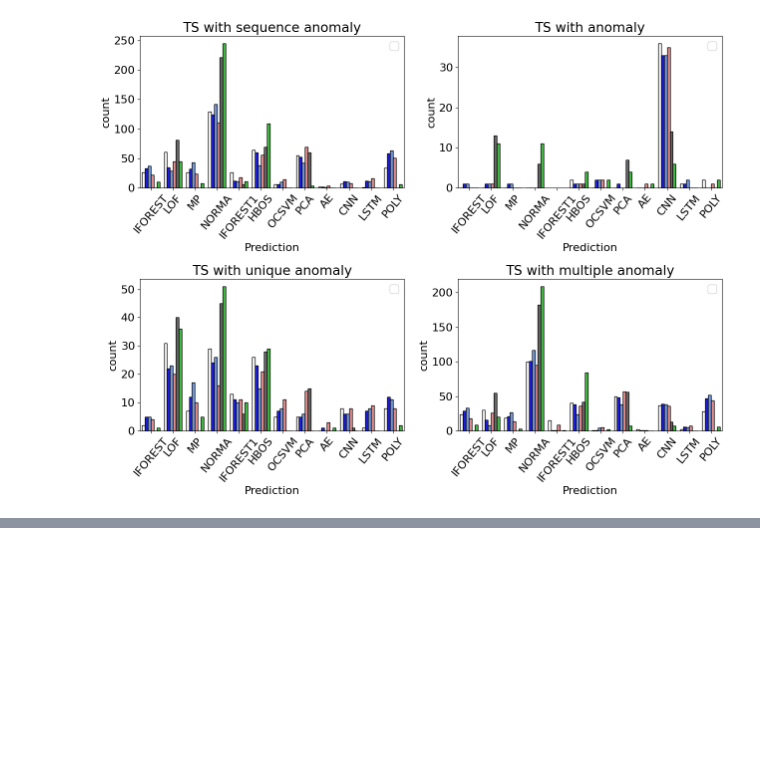
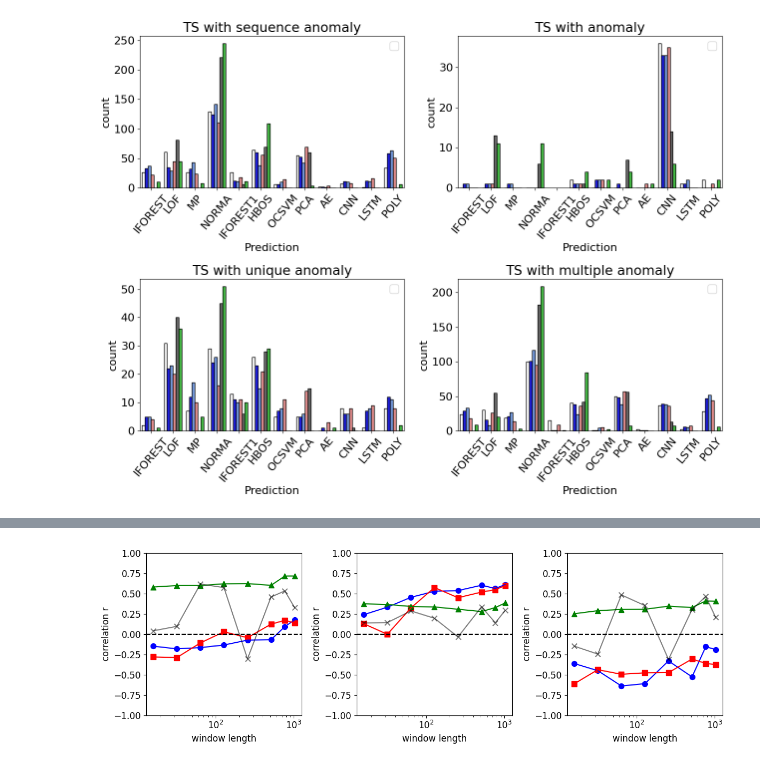
Before and after one commit to boniolp/MSAD, a Jupyter notebook: experiments/accuracy_analysis/Accuracy_Evaluation.ipynb, the cells around one changed output, grey strips where cells are left out. Saved outputs shown, nothing was run; the diff lists cells and outputs as text; code cells hidden in the pictures; blank space fills up the shorter version.

```diff
--- a/experiments/accuracy_analysis/Accuracy_Evaluation.ipynb
+++ b/experiments/accuracy_analysis/Accuracy_Evaluation.ipynb
@@ -212,0 +320,17 @@ plt.tight_layout()
+# %%
+plt.figure(figsize=(12,4))
+
+for count,datasets_corr_list in enumerate([datasets_point_corr_list,datasets_count_corr_list,datasets_length_corr_list]):
+    plt.subplot(1,3,1+count)
+    for i,color,mark_s,alpha_s in zip(range(4),['blue','red','green','black'],['o','s','^','x'],[1,1,1,0.5]):
+        plt.plot(all_length,datasets_corr_list[:,i],color=color,alpha=alpha_s)
+        plt.scatter(all_length,datasets_corr_list[:,i],c=color,s=50,marker=mark_s,alpha=alpha_s)
+    plt.ylabel('correlation r')
+    plt.xlabel('window length')
+    plt.xscale('log')
+    plt.ylim(-1,1)
+    plt.axhline(0,linestyle='--',color='black')
+
+plt.tight_layout()
+# %% [output]
+[figure, added]
```
Also changed, not shown: parts of 10 cells of this notebook, 1 other file.
